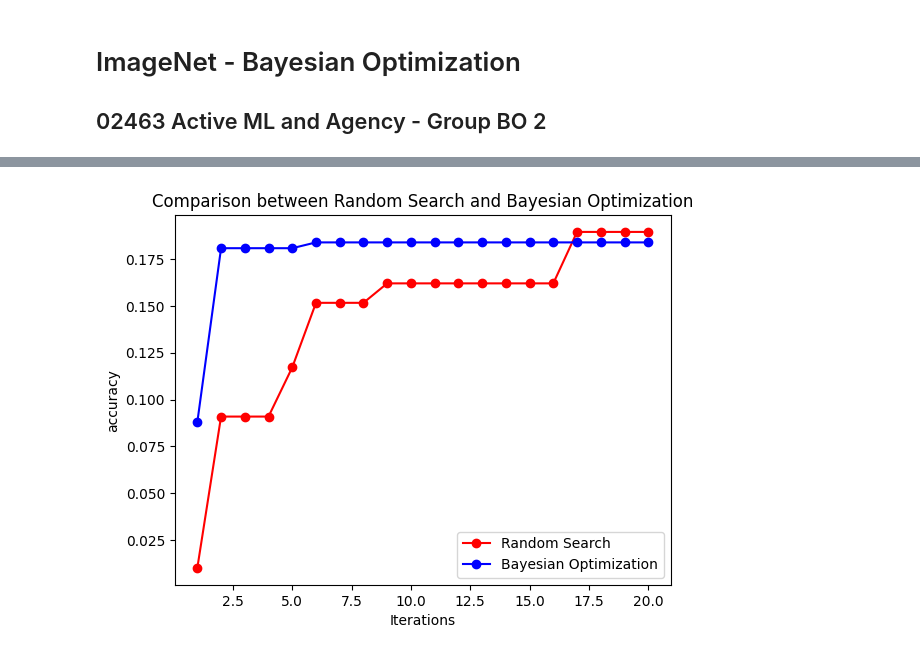
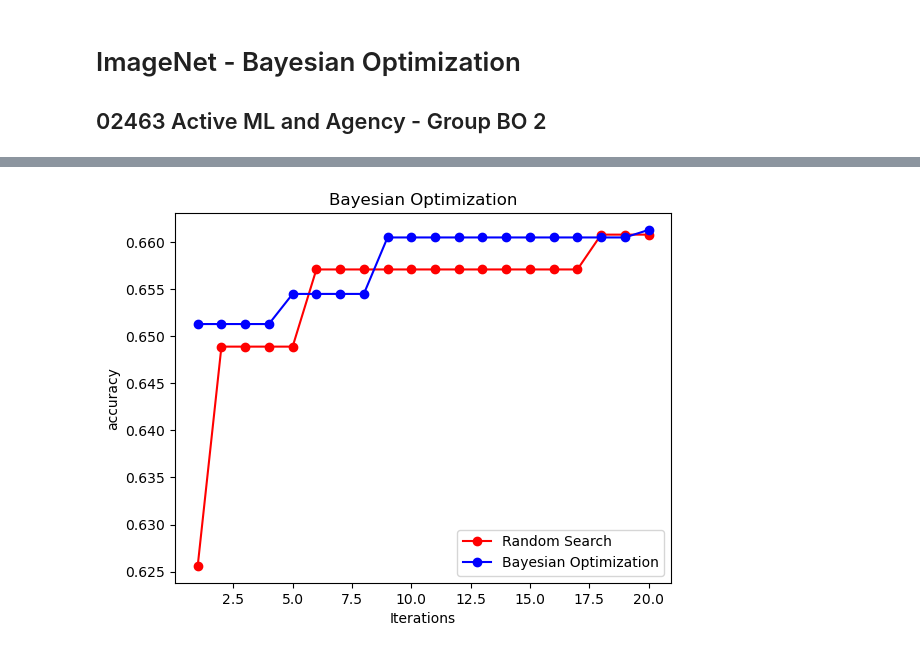
Before and after one commit to amapy-00/miniproject_1_02463, a Jupyter notebook: mini_project_1.ipynb, the cells around one changed output, grey strips where cells are left out. Saved outputs shown, nothing was run; the diff lists cells and outputs as text; code cells hidden in the pictures.

Commit message:
add dropout study

```diff
--- a/mini_project_1.ipynb
+++ b/mini_project_1.ipynb
@@ -49,13 +10,0 @@ plt.show()
-# %%
-from train_model import train_model
-
-params = {
-    'module__conv_channels': [32, 64],            # or try: [32, 64, 128]
-    'module__fc_layers': [512],                   # or try: [512, 256]
-    'module__dropout': 0.5,                        # or try: 0.3
-    'lr': 0.001,
-    'batch_size': 32
-}
-# Train for 10 epochs using 1000 training samples (adjust as needed)
-accuracy = train_model(params, num_epochs=10, n_training_samples=1000)
-print(f'Test Accuracy: {accuracy * 100:.2f}%')
@@ -85,35 +11,18 @@ Test Accuracy: 5.21%
 # %%
 import skopt
 from skopt import gp_minimize
-import json
-
-# Define the search space as follows
-# params = {
-#     'module__conv_channels': [[32, 64], [32, 64, 128]],
-#     'module__fc_layers': [[512], [512, 256]],
-#     'module__dropout': [0.3, 0.5],
-#     'lr': [0.01, 0.001],
-#     'batch_size': [32, 64],
-# }
 
 space = [
-    skopt.space.Categorical([json.dumps((32, 64)), json.dumps((32, 64, 128))], name='module__conv_channels'),
-    skopt.space.Categorical([json.dumps((512,)), json.dumps((512, 256))], name='module__fc_layers'),
-    skopt.space.Real(0.3, 0.7, name='module__dropout'),
-    skopt.space.Real(1e-4, 1e-1, "log-uniform", name='lr'),
-    skopt.space.Integer(32, 128, name='batch_size'),
+    skopt.space.Real(0, 1, name='module__dropout'),
 ]
 
 def objective(x):
     # Decode the JSON encoded categorical values.
     params = {
-        'module__conv_channels': list(json.loads(x[0])),
-        'module__fc_layers': list(json.loads(x[1])),
-        'module__dropout': x[2],
-        'lr': x[3],
-        'batch_size': x[4],
+        'module__dropout': x[0],
     }
-    accuracy = train_model(params, num_epochs=10, n_training_samples=10000)
+    print("Param values: ", params)
+    accuracy = train_model(params, num_epochs=10, n_training_samples=50000)
     # Return negative accuracy for minimization.
     return -accuracy
 
@@ -338,19 +254,19 @@ LOCAL_RANK: 0 - CUDA_VISIBLE_DEVICES: [0]
 # %%
 ## comparison between random search and bayesian optimization
 ## we can plot the maximum oob per iteration of the sequence
 
 # collect the maximum each iteration of BO
 y_bo = np.maximum.accumulate(-opt_bo.func_vals).ravel()
 y_random = np.maximum.accumulate(-opt_random.func_vals).ravel()
 # define iteration number
 xs = range(1, len(y_bo) + 1)
 
 plt.plot(xs, y_random, 'o-', color = 'red', label='Random Search')
 plt.plot(xs, y_bo, 'o-', color = 'blue', label='Bayesian Optimization')
 plt.legend()
 plt.xlabel('Iterations')
 plt.ylabel('accuracy')
-plt.title('Comparison between Random Search and Bayesian Optimization')
+plt.title('Bayesian Optimization')
 plt.show()
 # %% [output]
-[figure, old version]
+[figure, new version]
```
Also changed, not shown: parts of 8 cells of this notebook, 2 other files.
